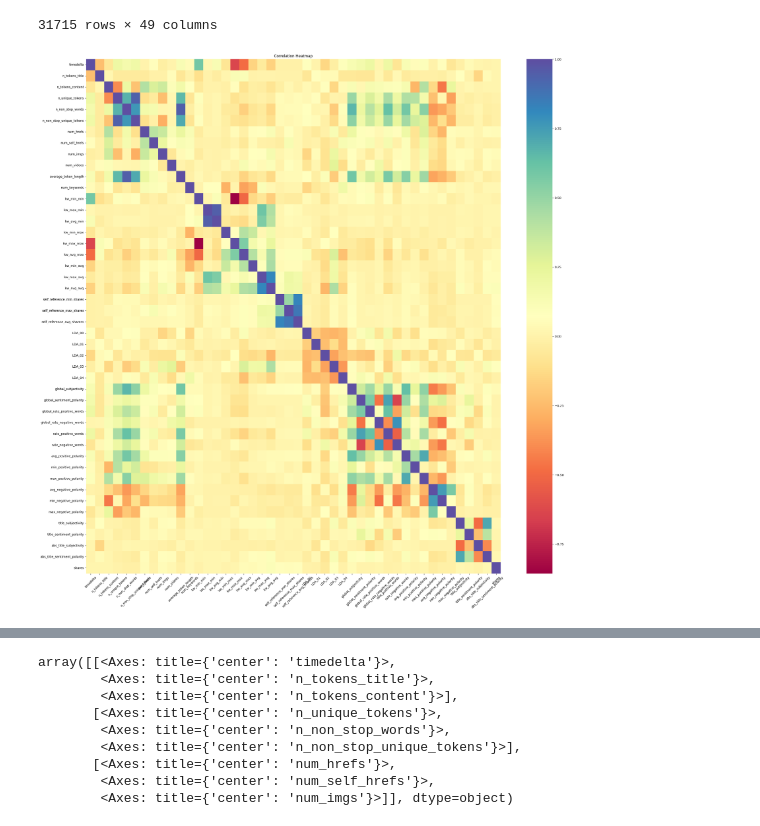
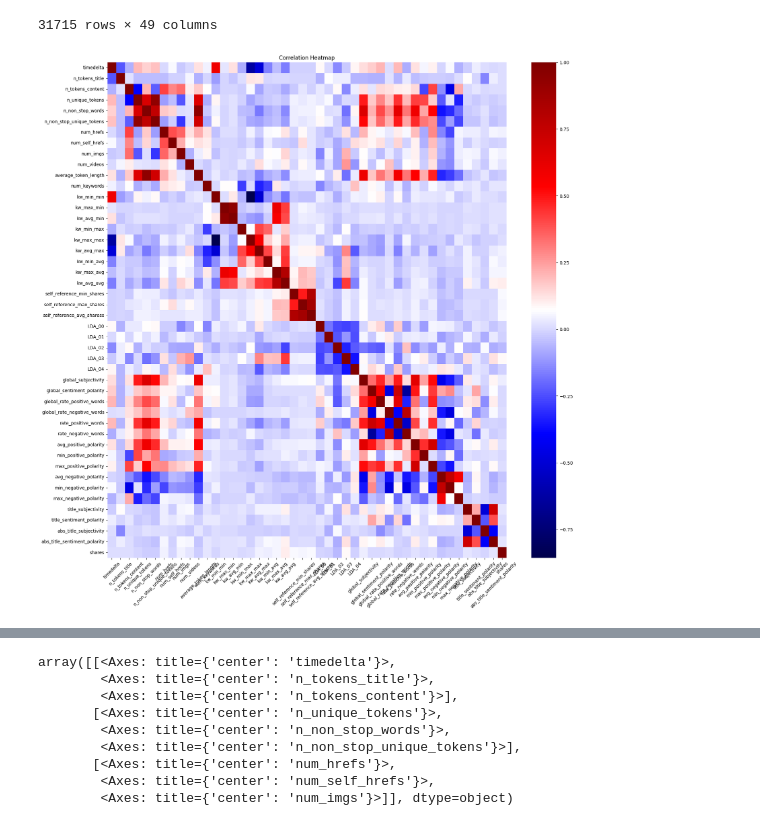
Before and after one commit to Mattizza/DSL-Online-News-Popularity, a Jupyter notebook: DSL_news.ipynb, the cells around one changed output, grey strips where cells are left out. Saved outputs shown, nothing was run; the diff lists cells and outputs as text; code cells hidden in the pictures.

```diff
--- a/data/summer_project_dataset/DSL_news.ipynb
+++ b/DSL_news.ipynb
@@ -84,7 +80,7 @@ np.random.seed(SEED)                                    #####################
 # ////////////////////////////////////////////////////////////////////////////////////////////////////////////////////////////////////////////
 
 # LaTeX style plots.
-plt.rcParams['figure.figsize'] = (20, 8)
+plt.rcParams['figure.figsize'] = (12, 8)
 # plt.rcParams['text.usetex']    = True         ############################
 # plt.rcParams['font.family']    = 'serif'      # || DEFAULT PARAMETERS || #
 # plt.rcParams['font.size']      = '10'         ############################
@@ -191,0 +205,7 @@ data['kw_max_min'].value_counts()[1.59]
+# %%
+# NOTICE THAT THE CORRELATION IS ALMOST LINEAR --> WE CAN PREDICT THE VALUES
+plt.rcParams['figure.figsize'] = (12, 8)
+new_data = data[data['kw_max_min'] < 10000]
+max_min, avg_min = new_data['kw_max_min'], new_data['kw_avg_min']
+plt.scatter(max_min, avg_min)
+# plt.scatter(data['kw_max_min'][data['kw_max_min'] < 10000], data['kw_avg_min'][data['kw_max_min'] < 10000])
@@ -369,19 +447,19 @@ data_temp
 # %%
 # Quick and dirty to look for correlations.
 
 # Calculate the correlation matrix
 correlation_matrix = data.select_dtypes(exclude='object').corr()
 
 # Plot the correlation matrix as a heatmap
-plt.figure(figsize=(30, 30))  # Set the figure size
-sns.heatmap(correlation_matrix, cmap='Spectral')
+plt.figure(figsize=(20, 20))  # Set the figure size
+sns.heatmap(correlation_matrix, cmap='seismic')
 
 # Customize the plot
 plt.title('Correlation Heatmap')  # Add a title
 plt.xticks(rotation=45)  # Rotate x-axis labels for better readability
 plt.yticks(rotation=0)   # Rotate y-axis labels for better readability
 
 # Display the heatmap
 plt.show()
 # %% [output]
-[figure, old version]
+[figure, new version]
```
Also changed, not shown: parts of 11 cells of this notebook, 1 other file.
